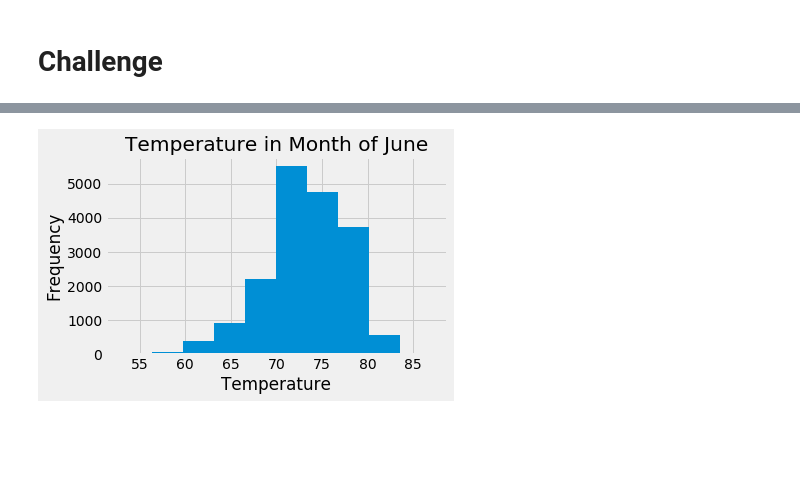
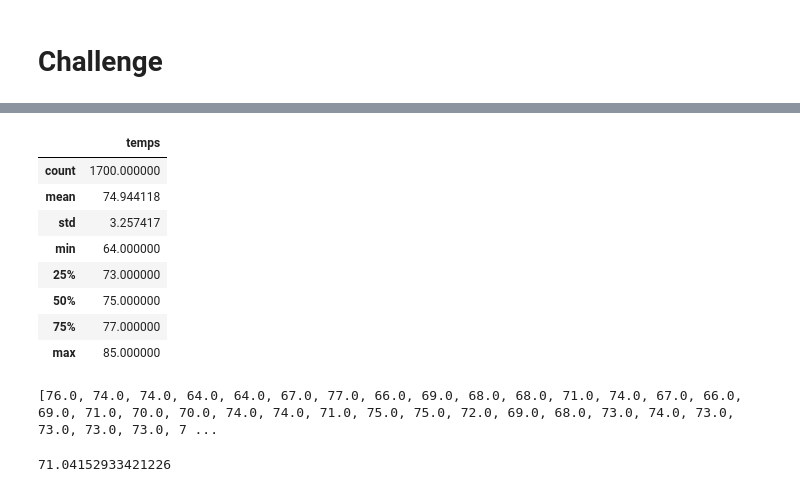
Before and after one commit to hkyopreston/surfs_up, a Jupyter notebook: climate_analysis.ipynb, the cells around one changed output, grey strips where cells are left out. Cells and saved outputs as stored; diff of their text form; code cells hidden in the pictures; blank space fills up the shorter version.

```diff
--- a/climate_analysis.ipynb
+++ b/climate_analysis.ipynb
@@ -281,7 +221,25 @@ june_df.describe()
-# %%
-june_df['tobs'].plot.hist()
-plt.xlabel('Temperature')
-plt.title('Temperature in Month of June')
-plt.tight_layout()
-# %% [output]
-[figure, removed]
+# %%
+june_df = pd.DataFrame(june_temp_list, columns=["temps"])
+june_df.describe()
+# %% [output]
+|  | temps |
+| count | 1700.000000 |
+| mean | 74.944118 |
+| std | 3.257417 |
+| min | 64.000000 |
+| 25% | 73.000000 |
+| 50% | 75.000000 |
+| 75% | 77.000000 |
+| max | 85.000000 |
+# %%
+# Create a function for December temps
+
+dec_temps = session.query(Measurement).filter(extract('month', Measurement.date) == 12)
+dec_temp_list = [temp.tobs for temp in dec_temps]
+print(dec_temp_list)
+# %% [output]
+[76.0, 74.0, 74.0, 64.0, 64.0, 67.0, 77.0, 66.0, 69.0, 68.0, 68.0, 71.0, 74.0, 67.0, 66.0, 69.0, 71.0, 70.0, 70.0, 74.0, 74.0, 71.0, 75.0, 75.0, 72.0, 69.0, 68.0, 73.0, 74.0, 73.0, 73.0, 73.0, 73.0, 7 ...
+# %%
+print(np.mean(dec_temp_list))
+# %% [output]
+71.04152933421226
```
Also changed, not shown: parts of 16 cells of this notebook.
